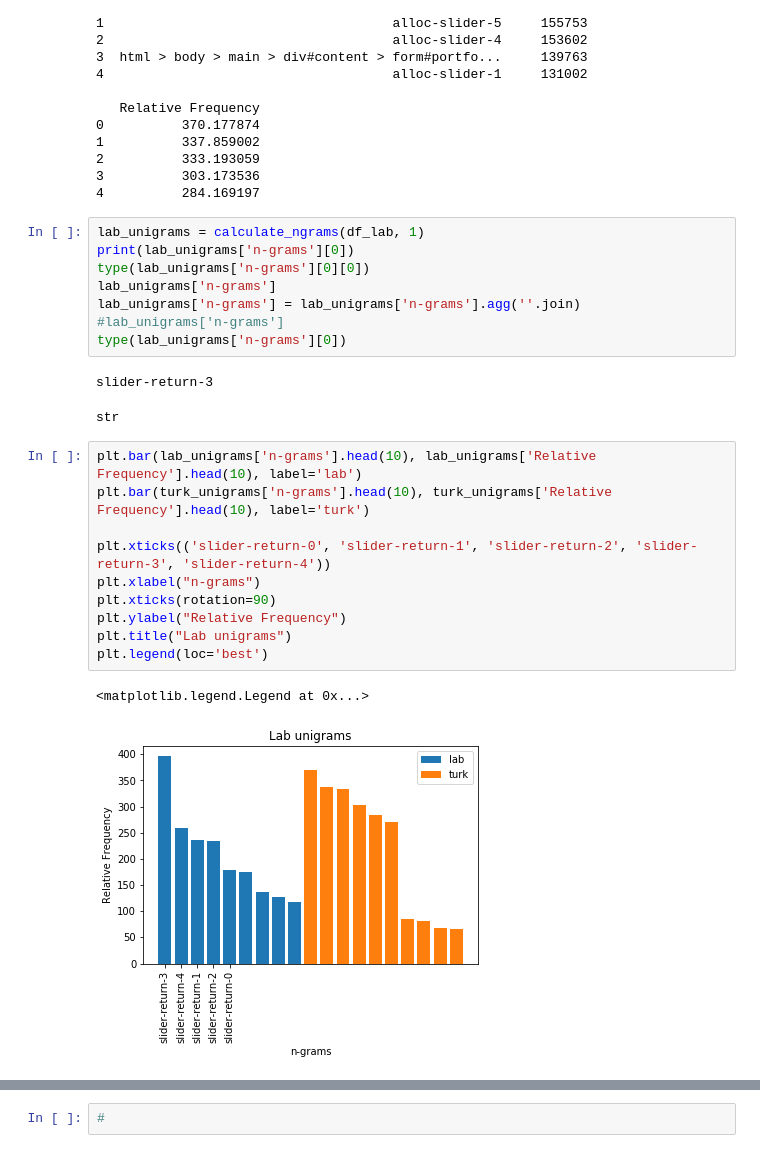
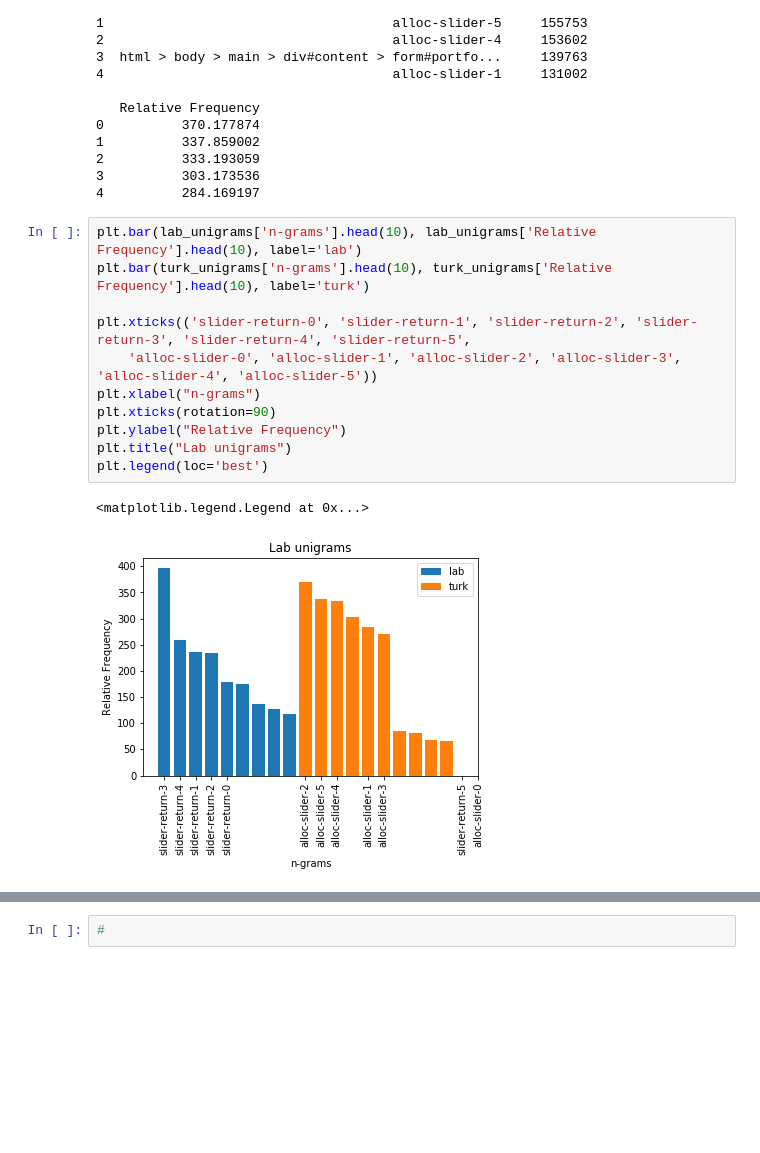
Before and after one commit to DJSaunders1997/Masters-Project, a Jupyter notebook: NLP-Notebook.ipynb, the cells around one changed output, grey strips where cells are left out. Cells and saved outputs as stored; diff of their text form; blank space fills up the shorter version.

```diff
--- a/NLP-Notebook.ipynb
+++ b/NLP-Notebook.ipynb
@@ -169,27 +169,17 @@ n-grams  Frequency  Relative Frequency
 2          333.193059
 3          303.173536
 4          284.169197
-# %%
-lab_unigrams = calculate_ngrams(df_lab, 1)
-print(lab_unigrams['n-grams'][0])
-type(lab_unigrams['n-grams'][0][0])
-lab_unigrams['n-grams']
-lab_unigrams['n-grams'] = lab_unigrams['n-grams'].agg(''.join)
-#lab_unigrams['n-grams']
-type(lab_unigrams['n-grams'][0])
-# %% [output]
-slider-return-3
-str
 # %%
 plt.bar(lab_unigrams['n-grams'].head(10), lab_unigrams['Relative Frequency'].head(10), label='lab')
 plt.bar(turk_unigrams['n-grams'].head(10), turk_unigrams['Relative Frequency'].head(10), label='turk')
 
-plt.xticks(('slider-return-0', 'slider-return-1', 'slider-return-2', 'slider-return-3', 'slider-return-4'))
+plt.xticks(('slider-return-0', 'slider-return-1', 'slider-return-2', 'slider-return-3', 'slider-return-4', 'slider-return-5',
+    'alloc-slider-0', 'alloc-slider-1', 'alloc-slider-2', 'alloc-slider-3', 'alloc-slider-4', 'alloc-slider-5'))
 plt.xlabel("n-grams")
 plt.xticks(rotation=90)
 plt.ylabel("Relative Frequency")
 plt.title("Lab unigrams")
 plt.legend(loc='best')
 # %% [output]
 <matplotlib.legend.Legend at 0x...>
-[figure, old version]
+[figure, new version]
```
Also changed, not shown: parts of 13 cells of this notebook.
